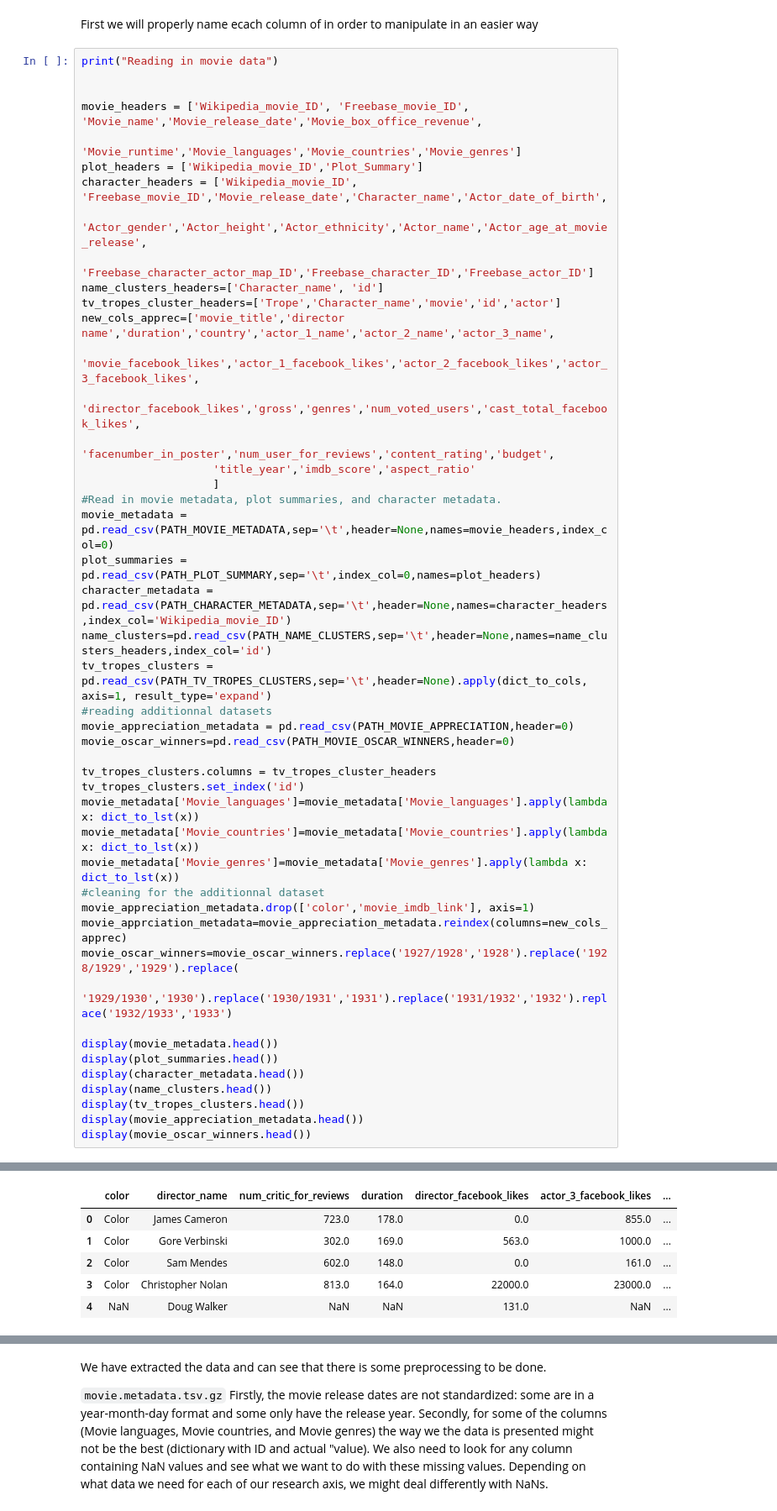
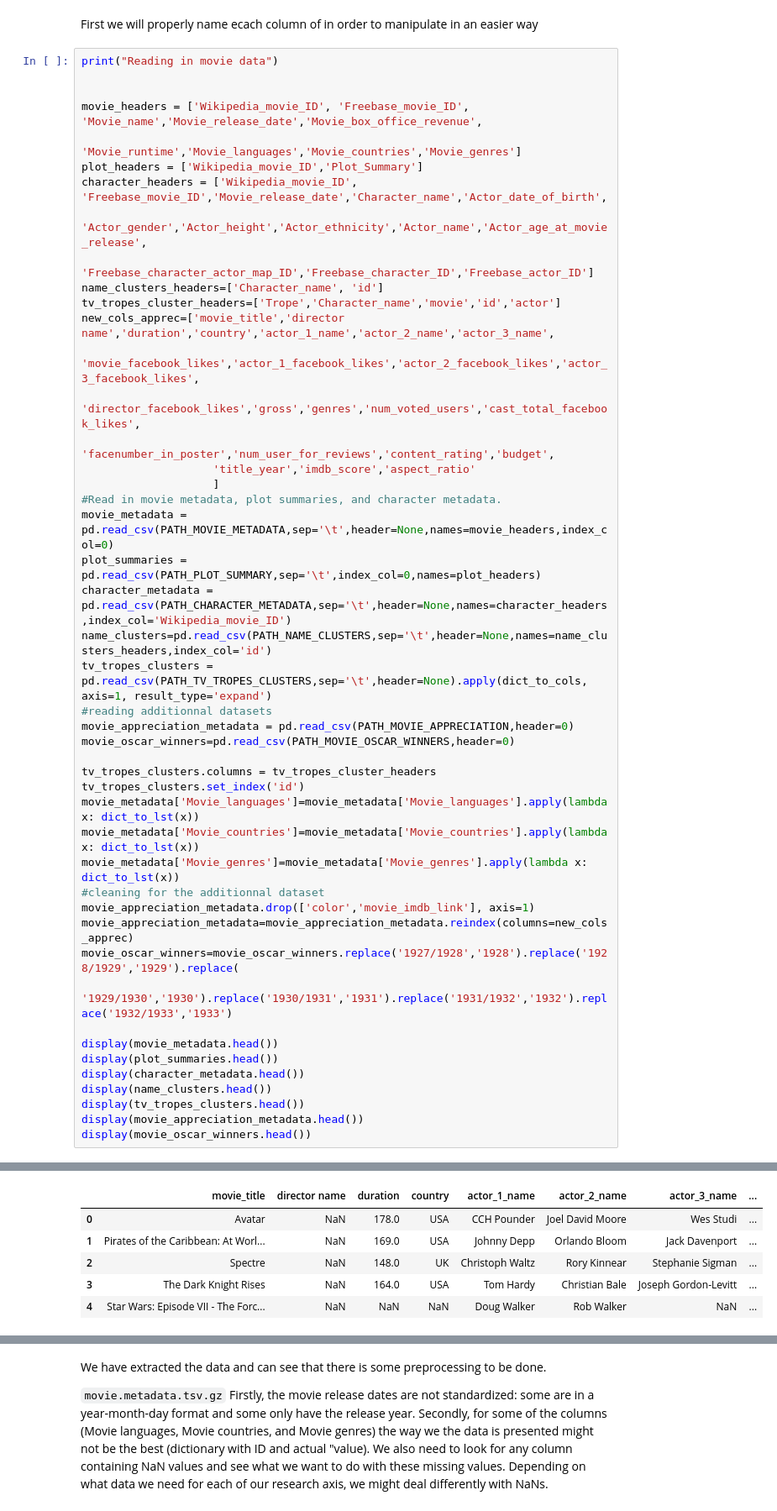
Before and after one commit to epfl-ada/ada-2022-project-cyga, a Jupyter notebook: preprocessing.ipynb, the cells around one changed output, grey strips where cells are left out. Shown: that part at 84% size. Saved outputs shown, nothing was run; the diff lists cells and outputs as text.

```diff
--- a/preprocessing.ipynb
+++ b/preprocessing.ipynb
@@ -185,7 +185,7 @@ movie_metadata['Movie_countries']=movie_metadata['Movie_countries'].apply(lambda
 movie_metadata['Movie_genres']=movie_metadata['Movie_genres'].apply(lambda x: dict_to_lst(x))
 #cleaning for the additionnal dataset
 movie_appreciation_metadata.drop(['color','movie_imdb_link'], axis=1)
-movie_apprciation_metadata=movie_appreciation_metadata.reindex(columns=new_cols_apprec)
+movie_appreciation_metadata=movie_appreciation_metadata.reindex(columns=new_cols_apprec)
 movie_oscar_winners=movie_oscar_winners.replace('1927/1928','1928').replace('1928/1929','1929').replace(
     '1929/1930','1930').replace('1930/1931','1931').replace('1931/1932','1932').replace('1932/1933','1933')
 
@@ -205,36 +205,36 @@ Reading in movie data
 | 28463795 | /m/0crgdbh | Brun bitter | 1988 | NaN | 83.0 | ... |
 | 9363483 | /m/0285_cd | White Of The Eye | 1987 | NaN | 110.0 | ... |
 | 261236 | /m/01mrr1 | A Woman in Flames | 1983 | NaN | 106.0 | ... |
 |  | Plot_Summary |
 | Wikipedia_movie_ID |  |
 | 23890098 | Shlykov, a hard-working taxi driv... |
 | 31186339 | The nation of Panem consists of a... |
 | 20663735 | Poovalli Induchoodan is sentenced... |
 | 2231378 | The Lemon Drop Kid , a New York C... |
 | 595909 | Seventh-day Adventist Church past... |
 |  | Freebase_movie_ID | Movie_release_date | Character_name | Actor_date_of_birth | Actor_gender | ... |
 | Wikipedia_movie_ID |  |  |  |  |  | ... |
 | 975900 | /m/03vyhn | 2001-08-24 | Akooshay | 1958-08-26 | F | ... |
 | 975900 | /m/03vyhn | 2001-08-24 | Lieutenant Melanie Ballard | 1974-08-15 | F | ... |
 | 975900 | /m/03vyhn | 2001-08-24 | Desolation Williams | 1969-06-15 | M | ... |
 | 975900 | /m/03vyhn | 2001-08-24 | Sgt Jericho Butler | 1967-09-12 | M | ... |
 | 975900 | /m/03vyhn | 2001-08-24 | Bashira Kincaid | 1977-09-25 | F | ... |
 |  | Character_name |
 | id |  |
 | /m/0k3w9c | Stuart Little |
 | /m/0k3wcx | Stuart Little |
 | /m/0k3wbn | Stuart Little |
 | /m/0jyg35 | John Doe |
 | /m/0k2_zn | John Doe |
 |  | Trope | Character_name | movie | id | actor |
 | 0 | absent_minded_professor | Professor Philip Brainard | Flubber | /m/0jy9q0 | Robin Williams |
 | 1 | absent_minded_professor | Professor Keenbean | Richie Rich | /m/02vchl3 | Michael McShane |
 | 2 | absent_minded_professor | Dr. Reinhardt Lane | The Shadow | /m/0k6fkc | Ian McKellen |
 | 3 | absent_minded_professor | Dr. Harold Medford | Them! | /m/0k6_br | Edmund Gwenn |
 | 4 | absent_minded_professor | Daniel Jackson | Stargate | /m/0k3rhh | James Spader |
-|  | color | director_name | num_critic_for_reviews | duration | director_facebook_likes | actor_3_facebook_likes | ... |
-| 0 | Color | James Cameron | 723.0 | 178.0 | 0.0 | 855.0 | ... |
-| 1 | Color | Gore Verbinski | 302.0 | 169.0 | 563.0 | 1000.0 | ... |
-| 2 | Color | Sam Mendes | 602.0 | 148.0 | 0.0 | 161.0 | ... |
-| 3 | Color | Christopher Nolan | 813.0 | 164.0 | 22000.0 | 23000.0 | ... |
-| 4 | NaN | Doug Walker | NaN | NaN | 131.0 | NaN | ... |
+|  | movie_title | director name | duration | country | actor_1_name | actor_2_name | actor_3_name | ... |
+| 0 | Avatar | NaN | 178.0 | USA | CCH Pounder | Joel David Moore | Wes Studi | ... |
+| 1 | Pirates of the Caribbean: At Worl... | NaN | 169.0 | USA | Johnny Depp | Orlando Bloom | Jack Davenport | ... |
+| 2 | Spectre | NaN | 148.0 | UK | Christoph Waltz | Rory Kinnear | Stephanie Sigman | ... |
+| 3 | The Dark Knight Rises | NaN | 164.0 | USA | Tom Hardy | Christian Bale | Joseph Gordon-Levitt | ... |
+| 4 | Star Wars: Episode VII - The Forc... | NaN | NaN | NaN | Doug Walker | Rob Walker | NaN | ... |
```
Also changed, not shown: parts of 24 cells of this notebook.
